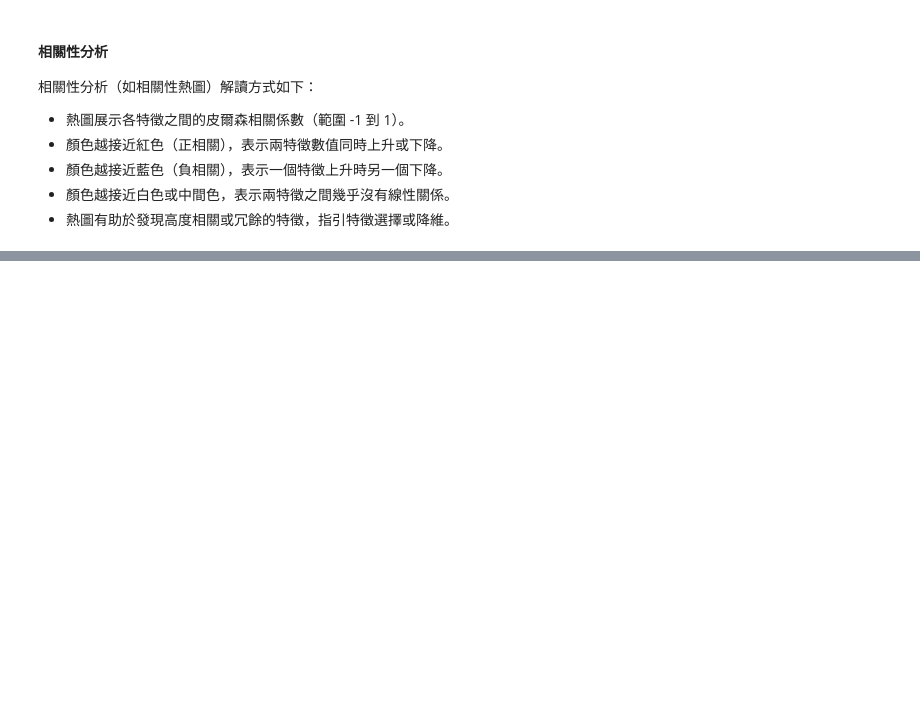
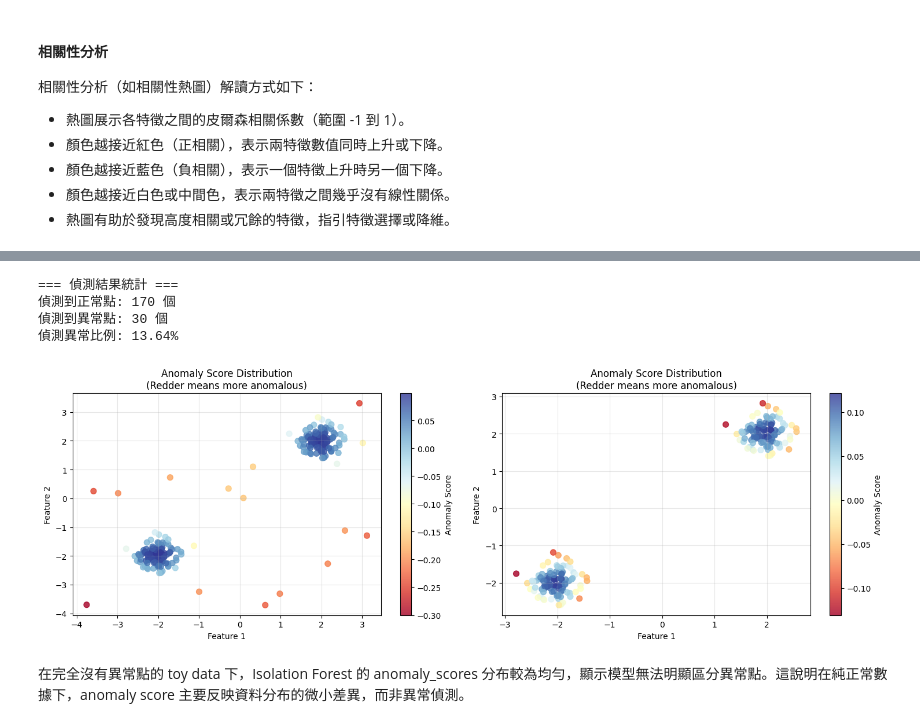
Before and after one commit to jonascheng/anomalyebook, a Jupyter notebook: 05_iforest-fraud-detection.ipynb, the cells around one changed output, grey strips where cells are left out. Cells and saved outputs as stored; diff of their text form; code cells hidden in the pictures; blank space fills up the shorter version.

Commit message:
Implement code changes to enhance functionality and improve performance

```diff
--- a/05_iforest-fraud-detection.ipynb
+++ b/05_iforest-fraud-detection.ipynb
@@ -959,0 +1020,68 @@ plt.show()
+# %%
+# 建立 Isolation Forest 模型
+clf = IsolationForest(
+    contamination=0.15,  # 預期15%的數據是異常（接近實際的10%）
+    n_estimators=100,    # 使用100棵樹
+    max_samples='auto',  # 自動決定樣本數（min(256, n_samples)）
+    random_state=42      # 確保結果可重現
+)
+
+clf_normal = IsolationForest(
+    contamination=0.15,  # 預期15%的數據是異常（接近實際的10%）
+    n_estimators=100,    # 使用100棵樹
+    max_samples='auto',  # 自動決定樣本數（min(256, n_samples)）
+    random_state=42      # 確保結果可重現
+)
+
+# 訓練模型並預測
+clf.fit(X_full)
+y_pred = clf.predict(X_full)  # 1表示正常點，-1表示異常點
+anomaly_scores = clf.decision_function(X_full)  # 異常分數
+
+clf_normal.fit(X_full_normal)
+y_pred_normal = clf_normal.predict(X_full_normal)  # 1表示正常點，-1表示異常點
+anomaly_scores_normal = clf_normal.decision_function(X_full_normal)  # 異常分數
+
+# 計算偵測結果統計
+normal_mask = (y_pred_normal == 1)
+anomaly_mask = (y_pred_normal == -1)
+
+print("=== 偵測結果統計 ===")
+print(f"偵測到正常點: {np.sum(normal_mask)} 個")
+print(f"偵測到異常點: {np.sum(anomaly_mask)} 個")
+print(f"偵測異常比例: {np.sum(anomaly_mask)/len(X_full):.2%}")
+# %% [output]
+=== 偵測結果統計 ===
+偵測到正常點: 170 個
+偵測到異常點: 30 個
+偵測異常比例: 13.64%
+# %%
+# 視覺化偵測結果
+plt.figure(figsize=(15, 5))
+
+# 子圖1：異常分數熱圖 (X_full)
+plt.subplot(1, 2, 1)
+scatter = plt.scatter(X_full[:, 0], X_full[:, 1],
+                     c=anomaly_scores, s=50, alpha=0.8, cmap='RdYlBu')
+plt.colorbar(scatter, label='Anomaly Score')
+plt.title('Anomaly Score Distribution\n(Redder means more anomalous)')
+plt.xlabel('Feature 1')
+plt.ylabel('Feature 2')
+plt.grid(True, alpha=0.3)
+
+# 子圖2：異常分數熱圖 (X_full_normal)
+plt.subplot(1, 2, 2)
+scatter = plt.scatter(X_full_normal[:, 0], X_full_normal[:, 1],
+                     c=anomaly_scores_normal, s=50, alpha=0.8, cmap='RdYlBu')
+plt.colorbar(scatter, label='Anomaly Score')
+plt.title('Anomaly Score Distribution\n(Redder means more anomalous)')
+plt.xlabel('Feature 1')
+plt.ylabel('Feature 2')
+plt.grid(True, alpha=0.3)
+
+plt.tight_layout()
+plt.show()
+# %% [output]
+[figure, added]
+# %% [markdown]
+在完全沒有異常點的 toy data 下，Isolation Forest 的 anomaly_scores 分布較為均勻，顯示模型無法明顯區分異常點。這說明在純正常數據下，anomaly score 主要反映資料分布的微小差異，而非異常偵測。
```
Also changed, not shown: parts of 10 cells of this notebook.
